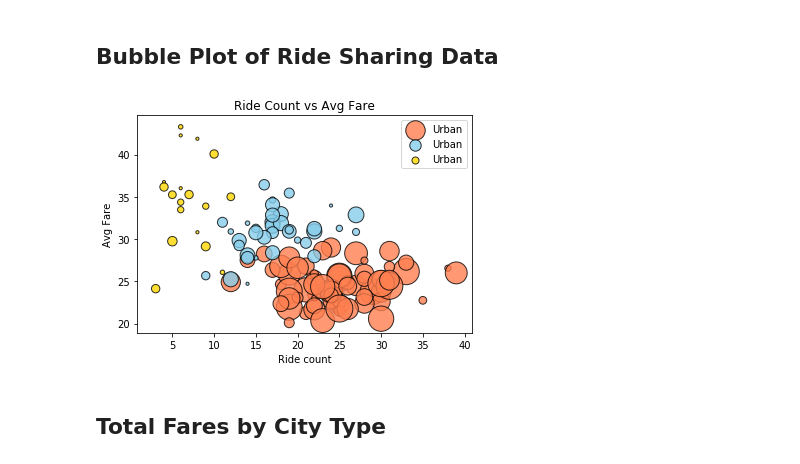
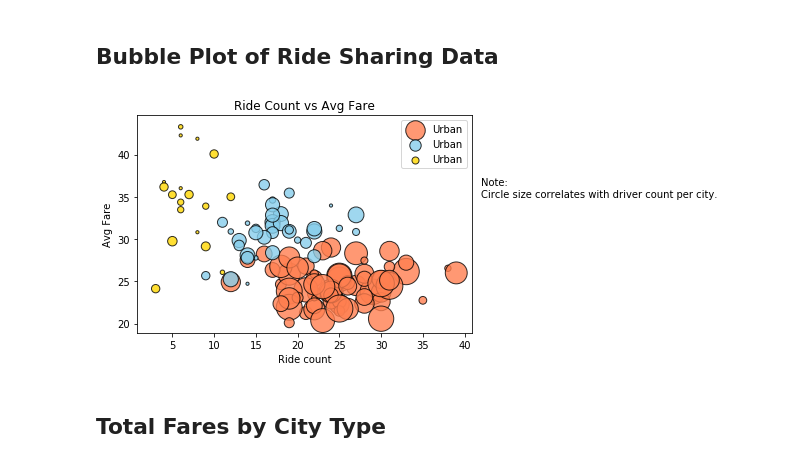
Before and after one commit to elsantonato/05-Matplotlib-Pyber, a Jupyter notebook: pyber_plotting.ipynb, the cells around one changed output. Drawn from its saved outputs; the diff is of its cells as text; code cells hidden in the pictures.

```diff
--- a/pyber_plotting.ipynb
+++ b/pyber_plotting.ipynb
@@ -94,41 +94,35 @@ rural_ride_count = rural.groupby("city").count()["ride_id"]
 
 plt.scatter(x = urban_ride_count, y = urban_avg_fare,
             s = 10 * urban_driver_count, c='coral', marker='o', alpha=0.8,
             edgecolor='black', linewidth=1, label="Urban")
 
 plt.scatter(x = suburban_ride_count, y = suburban_avg_fare,
             s = 10 * suburban_driver_count, c='skyblue', marker='o', alpha=0.8,
             edgecolor='black', linewidth=1, label="Urban")
 
 plt.scatter(x = rural_ride_count, y = rural_avg_fare,
             s = 10 * rural_driver_count, c='gold', marker='o', alpha=0.8,
             edgecolor='black', linewidth=1, label="Urban")
 
 # Build the scatter plots for each city types
 # Incorporate the other graph properties
 plt.title("Ride Count vs Avg Fare")
 plt.xlabel("Ride count")
 plt.ylabel("Avg Fare")
 
 # Create a legend
 plt.legend(loc='best')
 
 # Incorporate a text label regarding circle size
-#textstr = 'Note: Circle size correlates with driver count per city.'
-#plt.xlim(200, 1500)
-#plt.ylim(500, 3500)
-# print textstr
-#plt.text(2000, 2000, textstr, fontsize=9)
-#plt.grid(True)
-#plt.subplots_adjust(right=0.25)
+plt.text(42, 35, "Note:\nCircle size correlates with driver count per city.")
 
 # Show plot
 #plt.show()
 
 # Save Figure
 plt.savefig('fig1.png')
 # %% [output]
-[figure, old version]
+[figure, new version]
 # %% [markdown]
 ## Total Fares by City Type
 # %%
```
Also changed, not shown: parts of 1 cell of this notebook, 2 other files.
